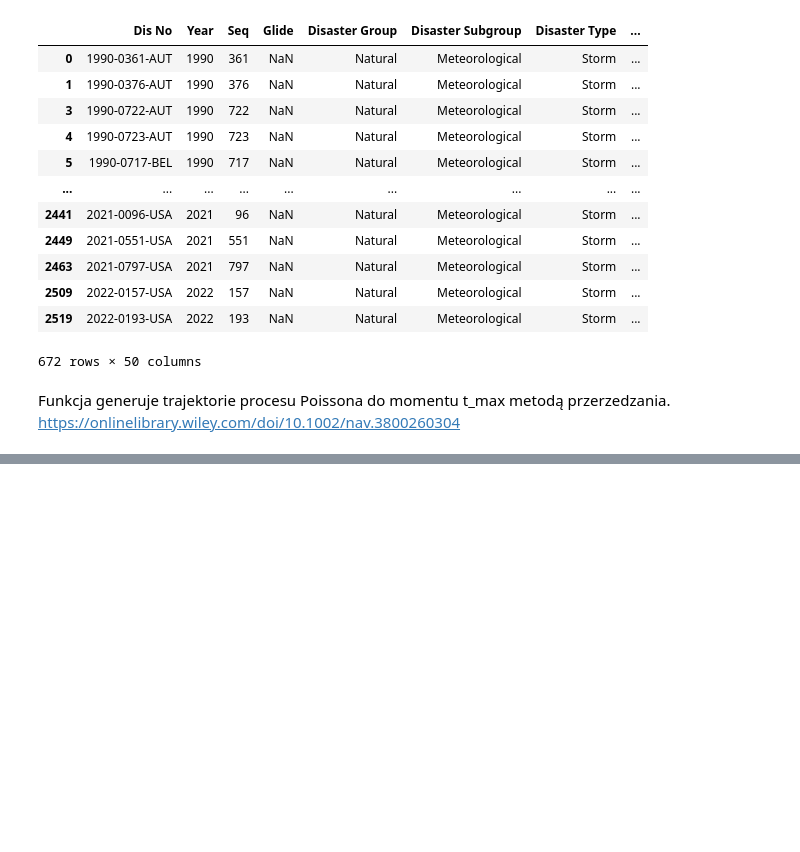
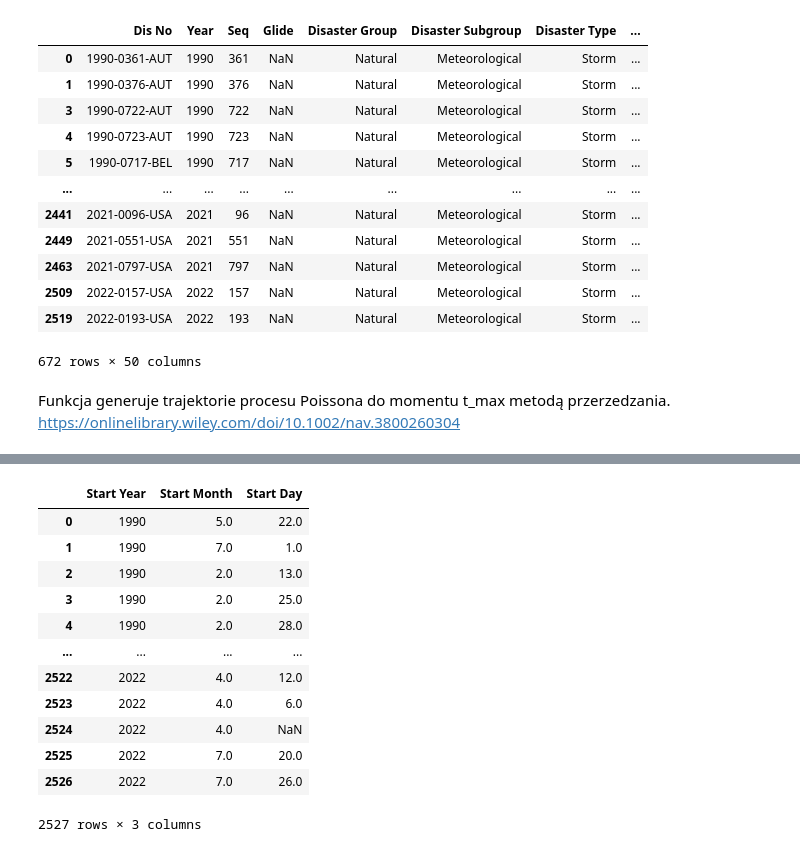
Before and after one commit to ndzadz/mgr, a Jupyter notebook: DataPreparation.ipynb, the cells around one changed output, grey strips where cells are left out. Saved outputs shown, nothing was run; the diff lists cells and outputs as text; code cells hidden in the pictures; blank space fills up the shorter version.

```diff
--- a/DataPreparation.ipynb
+++ b/DataPreparation.ipynb
@@ -187,0 +184,16 @@ Text(0, 0.5, 'Prawdopodobieństwo ruiny')
+# %%
+data[['Start Year', 'Start Month', 'Start Day']]
+# %% [output]
+|  | Start Year | Start Month | Start Day |
+| 0 | 1990 | 5.0 | 22.0 |
+| 1 | 1990 | 7.0 | 1.0 |
+| 2 | 1990 | 2.0 | 13.0 |
+| 3 | 1990 | 2.0 | 25.0 |
+| 4 | 1990 | 2.0 | 28.0 |
+| ... | ... | ... | ... |
+| 2522 | 2022 | 4.0 | 12.0 |
+| 2523 | 2022 | 4.0 | 6.0 |
+| 2524 | 2022 | 4.0 | NaN |
+| 2525 | 2022 | 7.0 | 20.0 |
+| 2526 | 2022 | 7.0 | 26.0 |
+2527 rows × 3 columns
```
Also changed, not shown: parts of 10 cells of this notebook.
